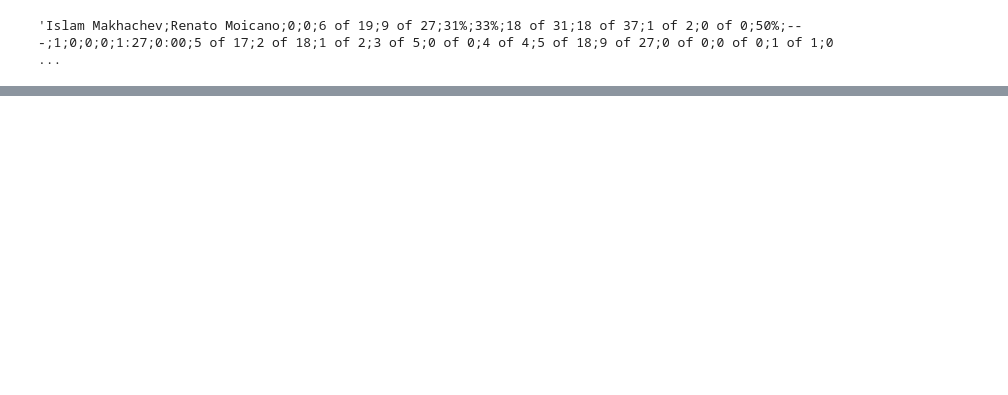
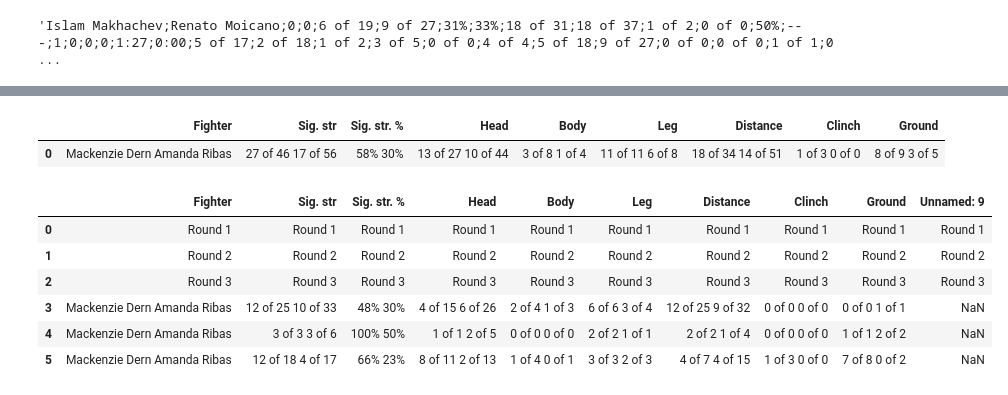
Before and after one commit to pdornian/frankie_edgar_memorial, a Jupyter notebook: notebooks/sandbox.ipynb, the cells around one changed output, grey strips where cells are left out. Cells and saved outputs as stored; diff of their text form; code cells hidden in the pictures; blank space fills up the shorter version.

```diff
--- a/notebooks/sandbox.ipynb
+++ b/notebooks/sandbox.ipynb
@@ -447,0 +489,15 @@ scraper._get_fight_stats_task(fight='http://ufcstats.com/fight-details/daef1691c
+# %%
+test[2]
+# %% [output]
+|  | Fighter | Sig. str | Sig. str. % | Head | Body | Leg | Distance | Clinch | Ground |
+| 0 | Mackenzie Dern Amanda Ribas | 27 of 46 17 of 56 | 58% 30% | 13 of 27 10 of 44 | 3 of 8 1 of 4 | 11 of 11 6 of 8 | 18 of 34 14 of 51 | 1 of 3 0 of 0 | 8 of 9 3 of 5 |
+# %%
+test[3]
+# %% [output]
+|  | Fighter | Sig. str | Sig. str. % | Head | Body | Leg | Distance | Clinch | Ground | Unnamed: 9 |
+| 0 | Round 1 | Round 1 | Round 1 | Round 1 | Round 1 | Round 1 | Round 1 | Round 1 | Round 1 | Round 1 |
+| 1 | Round 2 | Round 2 | Round 2 | Round 2 | Round 2 | Round 2 | Round 2 | Round 2 | Round 2 | Round 2 |
+| 2 | Round 3 | Round 3 | Round 3 | Round 3 | Round 3 | Round 3 | Round 3 | Round 3 | Round 3 | Round 3 |
+| 3 | Mackenzie Dern Amanda Ribas | 12 of 25 10 of 33 | 48% 30% | 4 of 15 6 of 26 | 2 of 4 1 of 3 | 6 of 6 3 of 4 | 12 of 25 9 of 32 | 0 of 0 0 of 0 | 0 of 0 1 of 1 | NaN |
+| 4 | Mackenzie Dern Amanda Ribas | 3 of 3 3 of 6 | 100% 50% | 1 of 1 2 of 5 | 0 of 0 0 of 0 | 2 of 2 1 of 1 | 2 of 2 1 of 4 | 0 of 0 0 of 0 | 1 of 1 2 of 2 | NaN |
+| 5 | Mackenzie Dern Amanda Ribas | 12 of 18 4 of 17 | 66% 23% | 8 of 11 2 of 13 | 1 of 4 0 of 1 | 3 of 3 2 of 3 | 4 of 7 4 of 15 | 1 of 3 0 of 0 | 7 of 8 0 of 2 | NaN |
```
Also changed, not shown: parts of 12 cells of this notebook, 1 other file.
